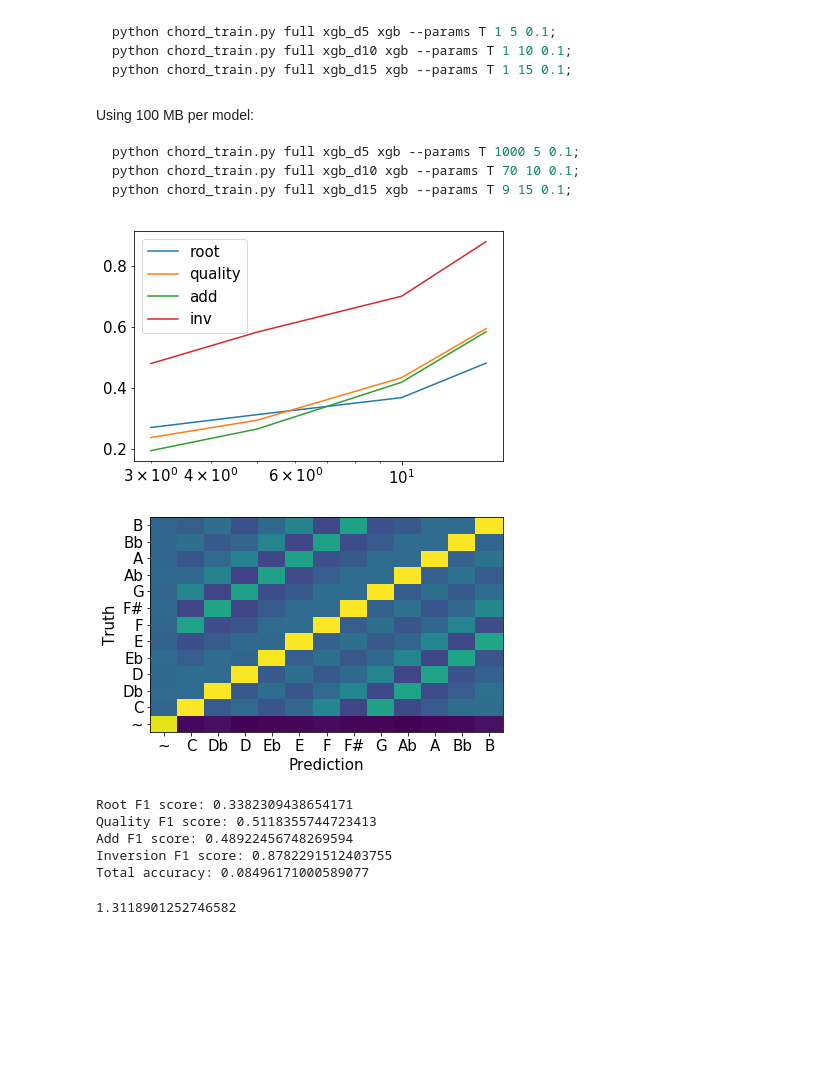
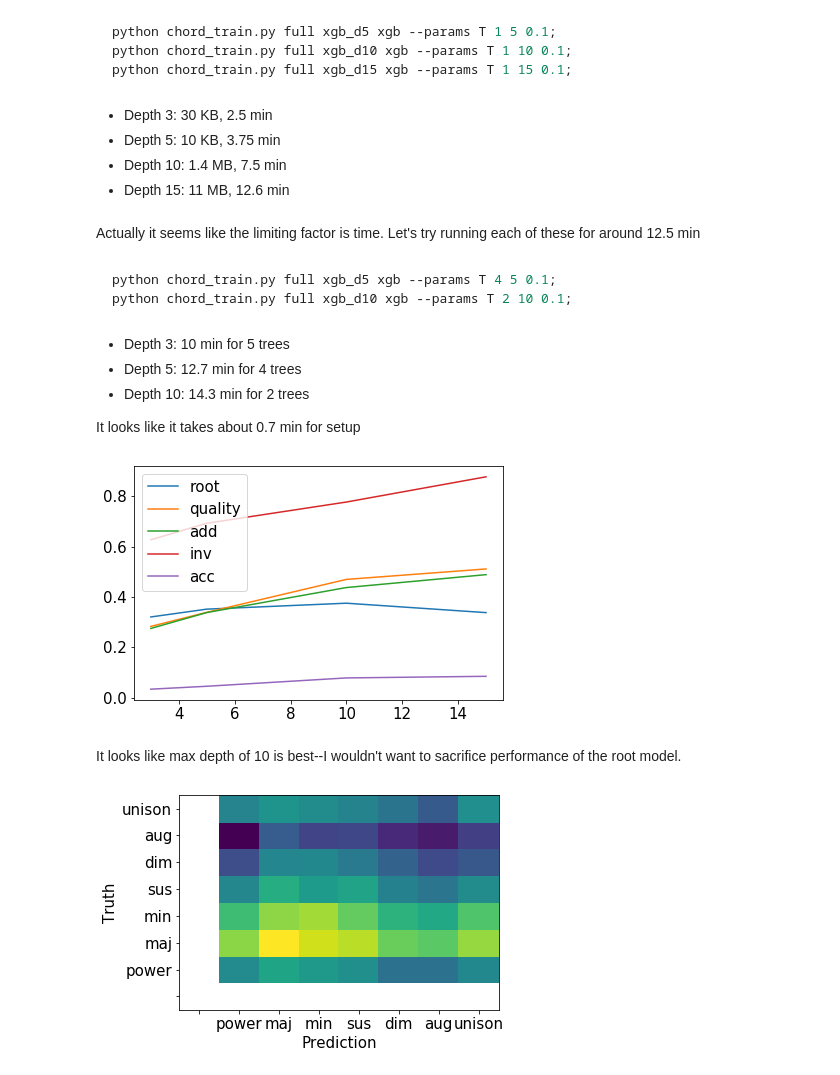
Before and after one commit to tristanlmiller/auto-guitar-tabs, a Jupyter notebook: Other models.ipynb, the cells around one changed output. Drawn from its saved outputs; the diff is of its cells as text; code cells hidden in the pictures; blank space fills up the shorter version.

````diff
--- a/Other models.ipynb
+++ b/Other models.ipynb
@@ -235,56 +235,55 @@ python chord_train.py full xgb_d5 xgb --params T 1 5 0.1;
 python chord_train.py full xgb_d10 xgb --params T 1 10 0.1;
 python chord_train.py full xgb_d15 xgb --params T 1 15 0.1;
 ```
+# %% [markdown]
+- Depth 3: 30 KB, 2.5 min
+- Depth 5: 10 KB, 3.75 min
+- Depth 10: 1.4 MB, 7.5 min
+- Depth 15: 11 MB, 12.6 min
+# %% [markdown]
+Actually it seems like the limiting factor is time.  Let's try running each of these for around 12.5 min
 # %% [markdown]
-Using 100 MB per model:
-
-```python chord_train.py full xgb_d3 xgb --params T 3000 3 0.1;
-python chord_train.py full xgb_d5 xgb --params T 1000 5 0.1;
-python chord_train.py full xgb_d10 xgb --params T 70 10 0.1;
-python chord_train.py full xgb_d15 xgb --params T 9 15 0.1;
+```python chord_train.py full xgb_d3 xgb --params T 5 3 0.1;
+python chord_train.py full xgb_d5 xgb --params T 4 5 0.1;
+python chord_train.py full xgb_d10 xgb --params T 2 10 0.1;
 ```
+# %% [markdown]
+- Depth 3: 10 min for 5 trees
+- Depth 5: 12.7 min for 4 trees
+- Depth 10: 14.3 min for 2 trees
+
+It looks like it takes about 0.7 min for setup
 # %%
 metrics = [pickle.load(open("Models/xgb_d3_metrics.pkl", 'rb'))]
 metrics.append(pickle.load(open("Models/xgb_d5_metrics.pkl", 'rb')))
 metrics.append(pickle.load(open("Models/xgb_d10_metrics.pkl", 'rb')))
 metrics.append(pickle.load(open("Models/xgb_d15_metrics.pkl", 'rb')))
 # %%
-L2weight = [3,5,10,15]
-plt.plot(L2weight, [m['root_acc_train'] for m in metrics]);
-plt.plot(L2weight, [m['quality_acc_train'] for m in metrics]);
-plt.plot(L2weight, [m['add_acc_train'] for m in metrics]);
-plt.plot(L2weight, [m['inv_acc_train'] for m in metrics]);
-plt.xscale('log')
-plt.legend(['root','quality','add','inv'])
+max_depth = [3,5,10,15]
+plt.plot(max_depth, [m['root_F1_valid'] for m in metrics]);
+plt.plot(max_depth, [m['quality_F1_valid'] for m in metrics]);
+plt.plot(max_depth, [m['add_F1_valid'] for m in metrics]);
+plt.plot(max_depth, [m['inv_F1_valid'] for m in metrics]);
+plt.plot(max_depth, [m['total_acc_valid'] for m in metrics]);
+#plt.xscale('log')
+plt.legend(['root','quality','add','inv','acc'])
 plt.tight_layout()
 # %% [output]
-[figure, old version]
+[figure, new version]
+# %% [markdown]
+It looks like max depth of 10 is best--I wouldn't want to sacrifice performance of the root model.
 # %%
-curr_metric = 'root_cmat_train'
+curr_metric = 'quality_cmat_valid'
 ticks = np.arange(0,metrics[2][curr_metric].shape[1],1.0)
-ticklabels = [chord_loader.num_to_root[x-1] for x in ticks]
+ticklabels = [chord_loader.num_to_quality[x] for x in ticks]
 ticks += 0.5
 plt.pcolor(np.log(metrics[2][curr_metric]))
 #plt.pcolor(metrics[2][curr_metric])
 plt.xticks(ticks=ticks, labels=ticklabels)
 plt.yticks(ticks=ticks, labels=ticklabels)
 plt.xlabel('Prediction')
 plt.ylabel('Truth')
 plt.rc('font', size=15)
 plt.tight_layout()
 # %% [output]
-[figure, old version]
+[figure, new version]
-# %%
-#with weighting
-print(f"Root F1 score: {metrics[3]['root_F1_valid']}")
-print(f"Quality F1 score: {metrics[3]['quality_F1_valid']}")
-print(f"Add F1 score: {metrics[3]['add_F1_valid']}")
-print(f"Inversion F1 score: {metrics[3]['inv_F1_valid']}")
-print(f"Total accuracy: {metrics[3]['total_acc_valid']}")
-#it performs slightly worse than logistic regression on each measure
-# %% [output]
-Root F1 score: 0.3382309438654171
-Quality F1 score: 0.5118355744723413
-Add F1 score: 0.48922456748269594
-Inversion F1 score: 0.8782291512403755
-Total accuracy: 0.08496171000589077
@@ -298,4 +289,0 @@ runtime = time.time() - checkpoint
-# %%
-runtime
-# %% [output]
-1.3118901252746582
````
Also changed, not shown: parts of 6 cells of this notebook, 1 other file.
